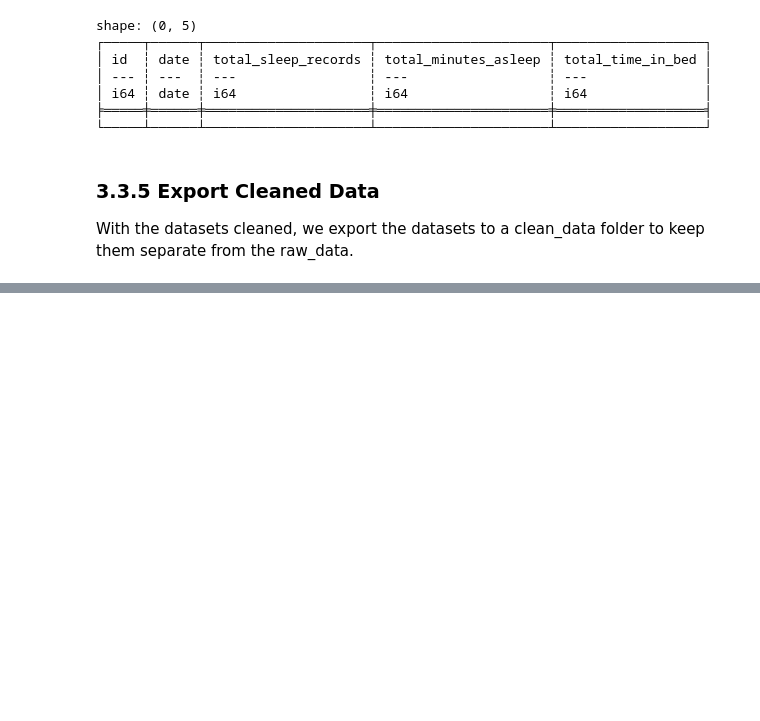
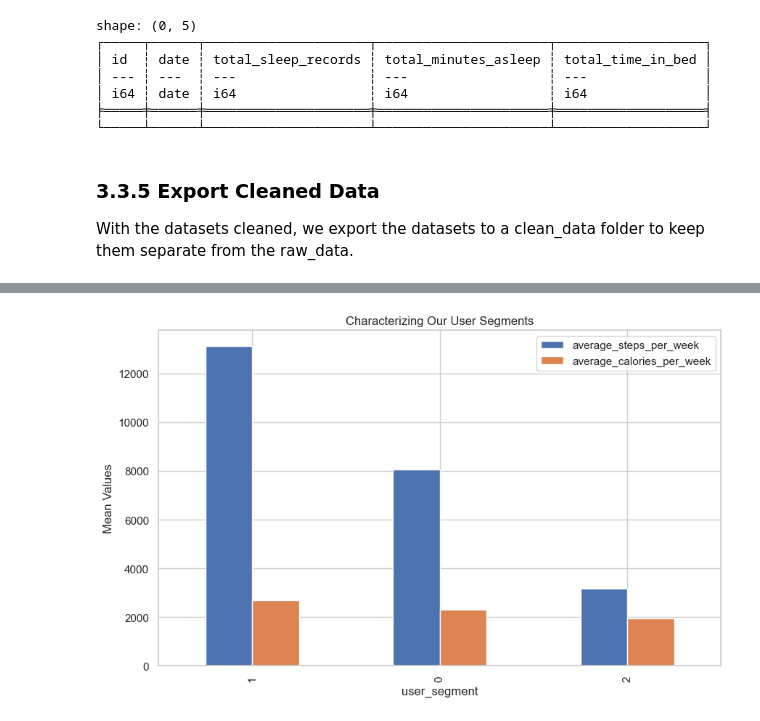
Before and after one commit to jacoblundeen/bellabeat_case_study, a Jupyter notebook: bellabeat_case_study.ipynb, the cells around one changed output, grey strips where cells are left out. Drawn from its saved outputs; the diff is of its cells as text; code cells hidden in the pictures; blank space fills up the shorter version.

```diff
--- a/bellabeat_case_study.ipynb
+++ b/bellabeat_case_study.ipynb
@@ -308,0 +499,17 @@ shape: (9, 16)
+# %%
+cluster_profile = (
+    weekly_steps
+    .group_by("user_segment")
+    .agg([
+        pl.col('average_steps_per_week').mean(),
+        pl.col('average_calories_per_week').mean()
+    ])
+    .to_pandas()
+)
+
+cluster_profile.set_index('user_segment').plot(kind='bar', figsize=(10,6))
+plt.title("Characterizing Our User Segments")
+plt.ylabel("Mean Values")
+plt.show()
+# %% [output]
+[figure, added]
```
Also changed, not shown: parts of 17 cells of this notebook, 1 other file.
